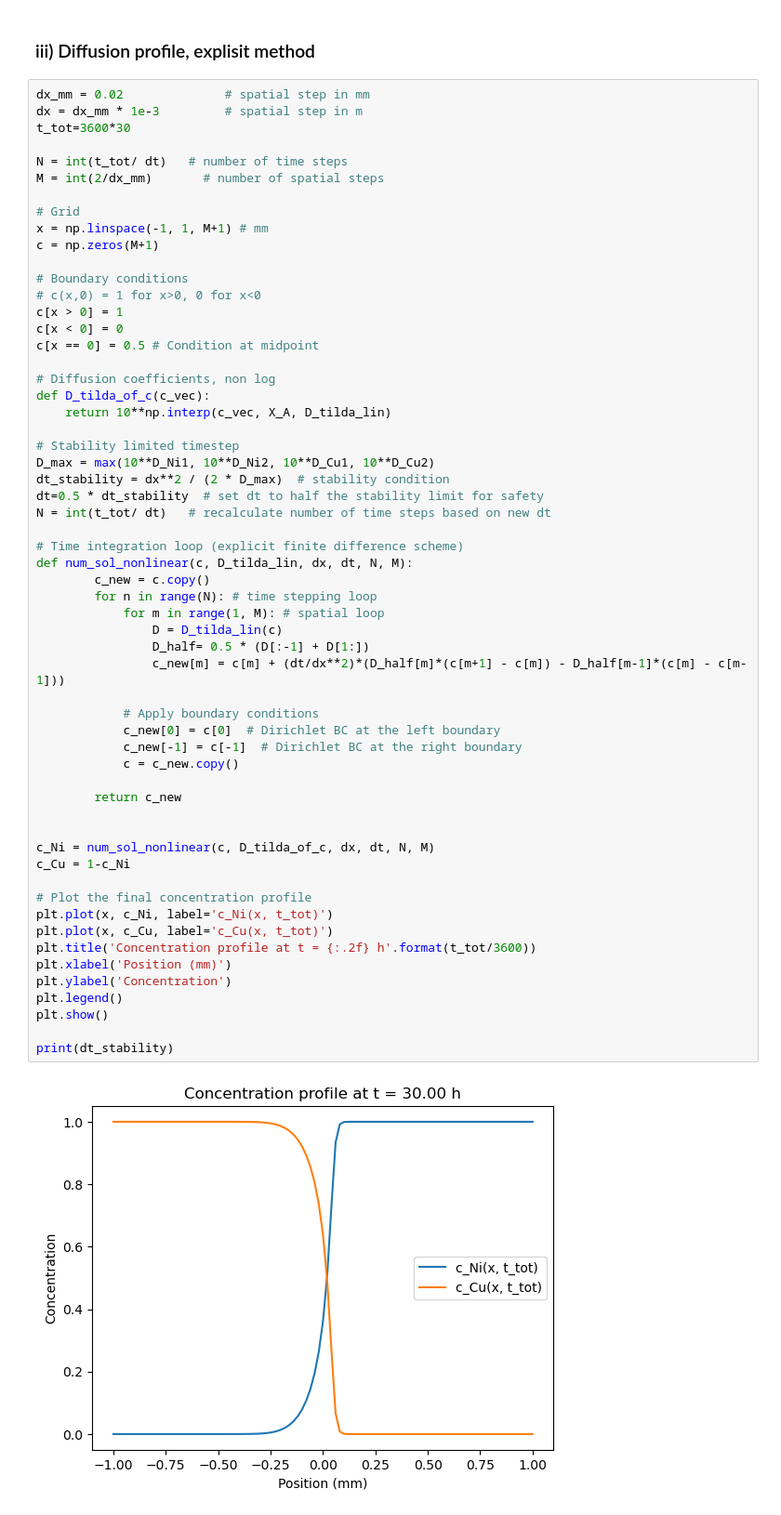
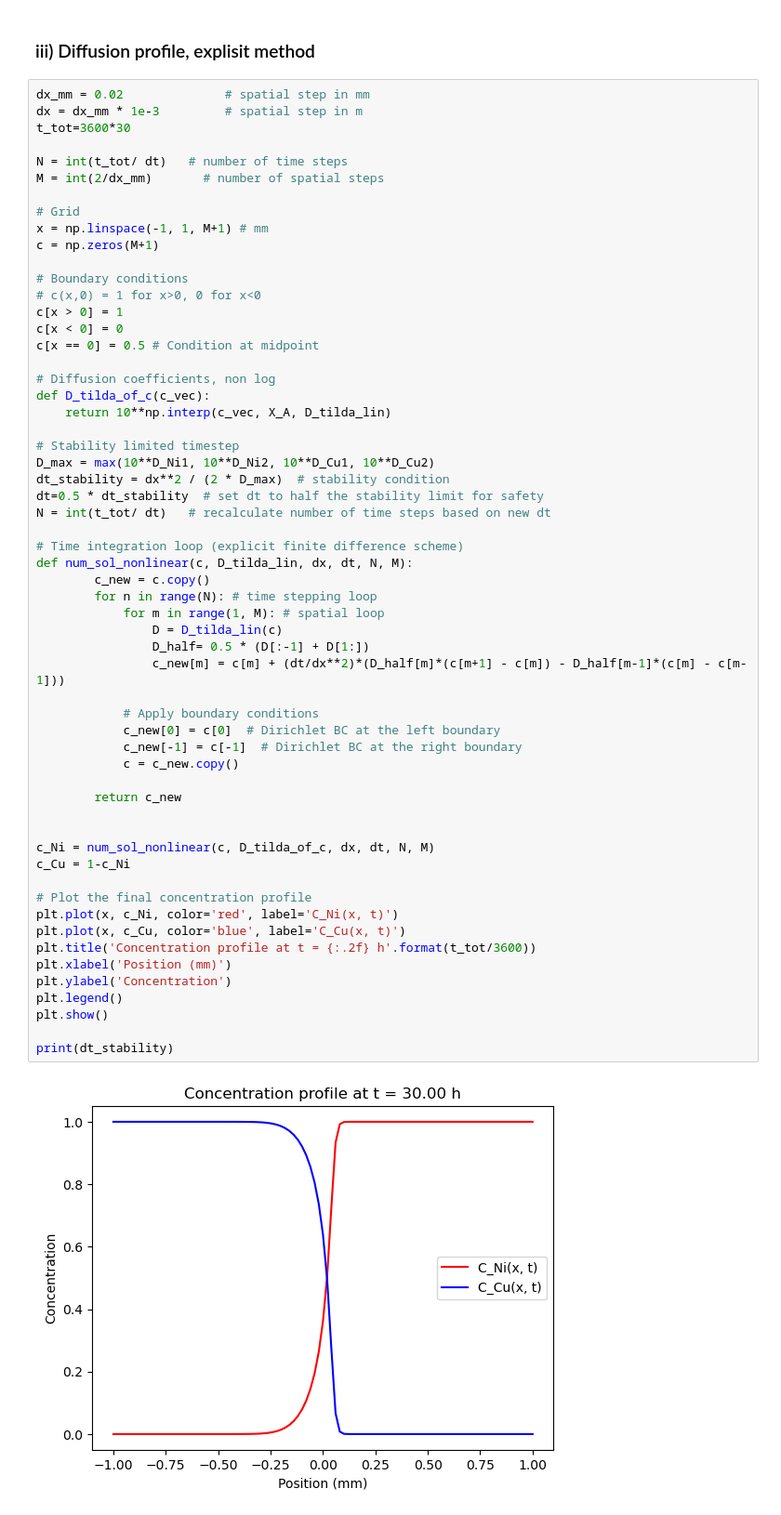
Before and after one commit to hedkjel/TMA4260-Project1, a Jupyter notebook: Hedda.ipynb, the cells around one changed output. Shown: that part at 93% size. Drawn from its saved outputs; the diff is of its cells as text.

Commit message:
updated today: fixed plot colors and labels for C_Ni and C_Cu

```diff
--- a/Hedda.ipynb
+++ b/Hedda.ipynb
@@ -219,34 +219,34 @@ N = int(t_tot/ dt)   # recalculate number of time steps based on new dt
 
 # Time integration loop (explicit finite difference scheme)
 def num_sol_nonlinear(c, D_tilda_lin, dx, dt, N, M):
         c_new = c.copy()
         for n in range(N): # time stepping loop
             for m in range(1, M): # spatial loop
                 D = D_tilda_lin(c)
                 D_half= 0.5 * (D[:-1] + D[1:])
                 c_new[m] = c[m] + (dt/dx**2)*(D_half[m]*(c[m+1] - c[m]) - D_half[m-1]*(c[m] - c[m-1]))
 
             # Apply boundary conditions
             c_new[0] = c[0]  # Dirichlet BC at the left boundary
             c_new[-1] = c[-1]  # Dirichlet BC at the right boundary
             c = c_new.copy()
 
         return c_new
 
 
 c_Ni = num_sol_nonlinear(c, D_tilda_of_c, dx, dt, N, M)
 c_Cu = 1-c_Ni
 
 # Plot the final concentration profile
-plt.plot(x, c_Ni, label='c_Ni(x, t_tot)')
-plt.plot(x, c_Cu, label='c_Cu(x, t_tot)')
+plt.plot(x, c_Ni, color='red', label='C_Ni(x, t)')
+plt.plot(x, c_Cu, color='blue', label='C_Cu(x, t)')
 plt.title('Concentration profile at t = {:.2f} h'.format(t_tot/3600))
 plt.xlabel('Position (mm)')
 plt.ylabel('Concentration')
 plt.legend()
 plt.show()
 
 print(dt_stability)
 # %% [output]
-[figure, old version]
+[figure, new version]
 1588.6564694485644
```
Also changed, not shown: parts of 1 cell of this notebook.
